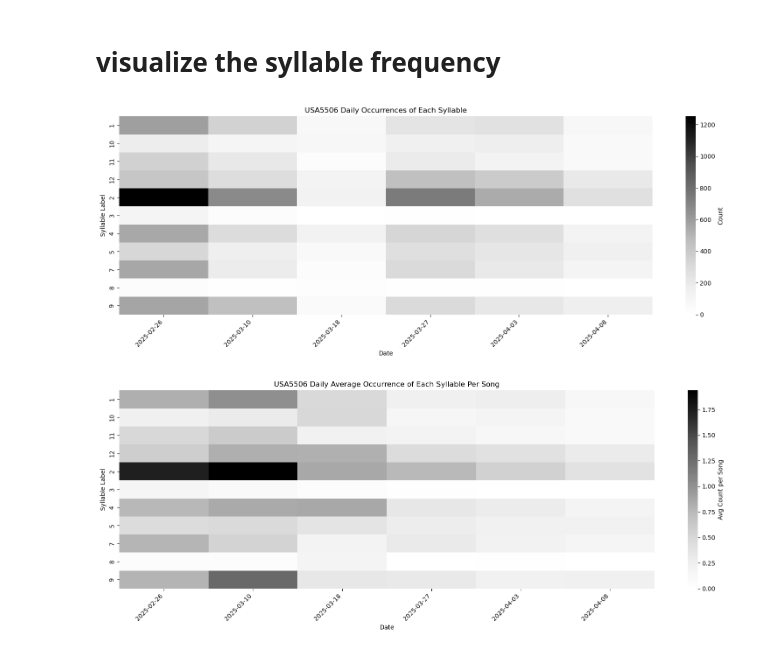
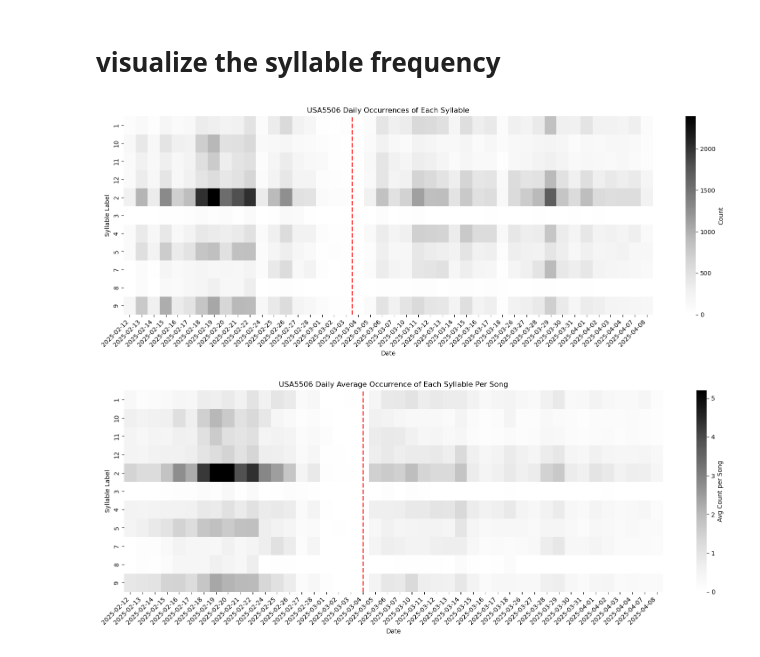
Before and after one commit to hulseyvincentr/syntax_analysis, a Jupyter notebook: notebooks/barcode_plot_of_syllable_frequency.ipynb, the cells around one changed output. Saved outputs shown, nothing was run; the diff lists cells and outputs as text; code cells hidden in the pictures.

Commit message:
Updated barcode plot with first order transition matrix, made a hard-coded option for the bird parameter .json file.

```diff
--- a/notebooks/barcode_plot_of_syllable_frequency.ipynb
+++ b/notebooks/barcode_plot_of_syllable_frequency.ipynb
@@ -12,7 +12,9 @@ from datetime import datetime
 
 # === File paths ===
 recording_file_path_name = '/Users/mirandahulsey-vincent/Documents/allPythonCode/syntax_analysis/data_inputs/New_AreaX_lesions/USA5506_decoded_database.json'
-path_to_json_file_with_dates = '/Users/mirandahulsey-vincent/Documents/allPythonCode/syntax_analysis/data_inputs/New_AreaX_lesions/RC1_USA5506_Comp2_creation_data.json'
+path_to_json_file_with_dates = '/Users/mirandahulsey-vincent/Documents/allPythonCode/syntax_analysis/data_inputs/New_AreaX_lesions/USA5506_creation_data.json'
+animal_id = 'USA5506'
+treatment_date="2025-03-04"
 
 # === Extract animal ID from file path ===
 match = re.search(r"(USA\d{4})", path_to_json_file_with_dates)
@@ -293,9 +293,9 @@ def plot_syllable_counts(count_table, animal_id=None, treatment_date=None):
 
 # === Usage Example ===
 count_table = count_syllables_per_day(organized_data_frame, unique_dates)
-plot_syllable_counts(count_table, animal_id="USA5506")
+plot_syllable_counts(count_table, animal_id, treatment_date)
 # %% [output]
-[figure, old version]
+[figure, new version]
 # %%
 import pandas as pd
 import matplotlib.pyplot as plt
@@ -348,35 +348,35 @@ def plot_syllable_counts(count_table, animal_id=None, treatment_date=None):
     ax = sns.heatmap(count_table, cmap='Greys', cbar_kws={'label': 'Avg Count per Song'})
 
     # Format x-axis ticks and center them on heatmap cells
     ax.set_xticks([i + 0.5 for i in range(len(count_table.columns))])
     formatted_dates = [d.strftime('%Y-%m-%d') for d in count_table.columns]
     ax.set_xticklabels(formatted_dates, rotation=45, ha='right')
 
     plt.xlabel("Date")
     plt.ylabel("Syllable Label")
 
     if animal_id:
         plt.title(f"{animal_id} Daily Average Occurrence of Each Syllable Per Song")
 
     if treatment_date:
         treatment_date = pd.to_datetime(treatment_date).normalize()
         normalized_columns = [col.normalize() for col in count_table.columns]
 
         if treatment_date in normalized_columns:
             index = normalized_columns.index(treatment_date)
             ax.axvline(x=index + 0.5, color='red', linestyle='--', linewidth=2)  # Center of cell
 
     plt.tight_layout()
     plt.show()
 
 # === Example Usage ===
 # unique_dates must be a list like ['2025.01.01', '2025.01.02', ...]
 # treatment_date should be a string like "2025-02-20"
 
 count_table = count_syllables_per_day(organized_data_frame, unique_dates)
-plot_syllable_counts(count_table, animal_id="USA5506")
+plot_syllable_counts(count_table, animal_id, treatment_date)
 # %% [output]
-[figure, old version]
+[figure, new version]
 # %%
 import numpy as np
 import pandas as pd
```
Also changed, not shown: parts of 7 cells of this notebook, 2 other files.
